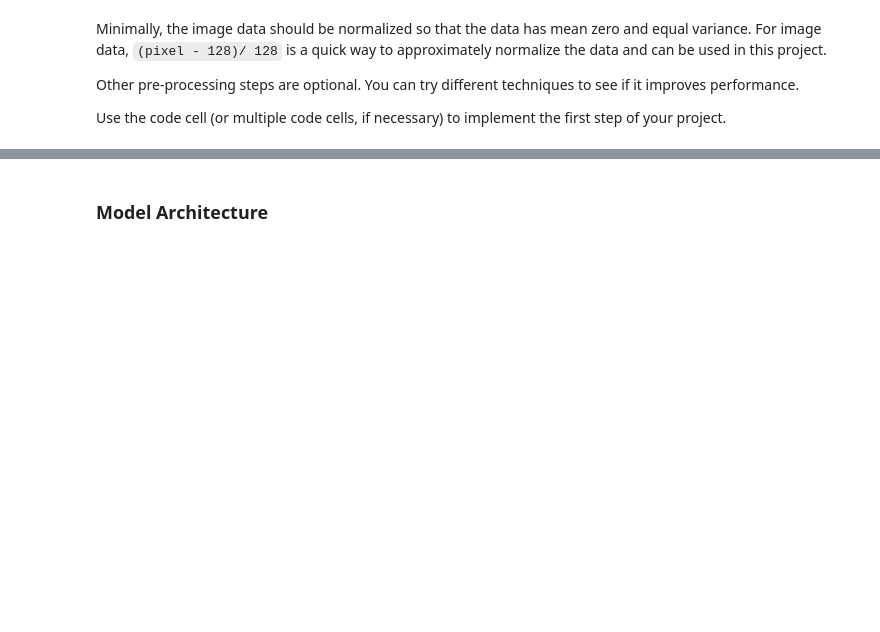
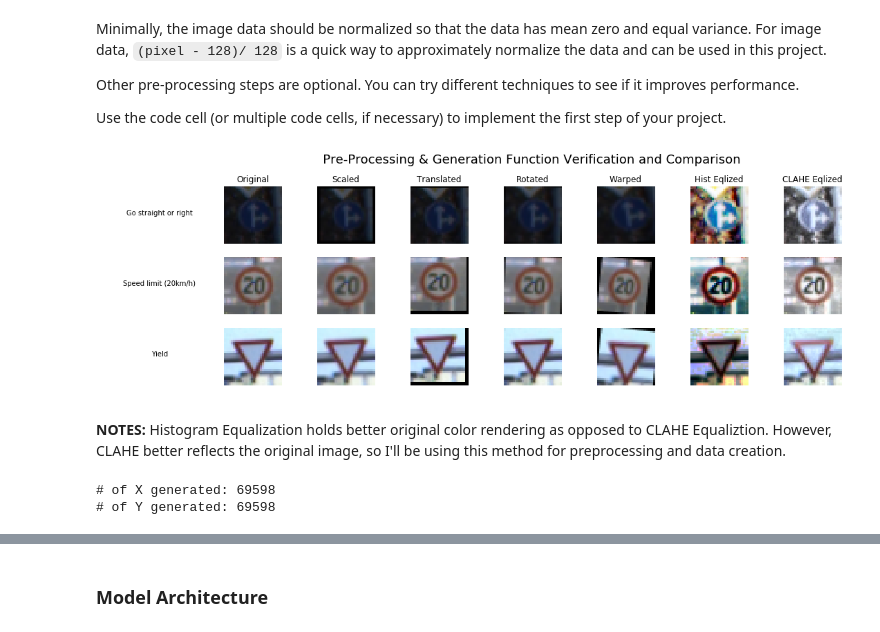
Before and after one commit to todddangerfarr/sdcnd_p2_traffic_sign_classifier, a Jupyter notebook: Traffic_Sign_Classifier.ipynb, the cells around one changed output, grey strips where cells are left out. Drawn from its saved outputs; the diff is of its cells as text; code cells hidden in the pictures; blank space fills up the shorter version.

```diff
--- a/Traffic_Sign_Classifier.ipynb
+++ b/Traffic_Sign_Classifier.ipynb
@@ -191,4 +203,0 @@ Use the code cell (or multiple code cells, if necessary) to implement the first
-# %%
-from sklearn.utils import shuffle
-
-X_train, y_train = shuffle(X_train, y_train)
@@ -225,0 +288,61 @@ axes[2].imshow(scale(test))
+# %%
+# check & verify helper functions
+f, axes = plt.subplots(3, 8)
+f.set_size_inches(15, 5)
+plt.suptitle(' ' * 27 + 'Pre-Processing & Generation Function Verification and Comparison', fontsize=18)
+x, y = [0, 0]
+titles = ['', 'Original', 'Scaled', 'Translated', 'Rotated', 'Warped', 'Hist Eqlized', 'CLAHE Eqlized']
+
+for i in [1000, 10000, 22000]:
+    img = X_train[i]
+    for index, j in enumerate(['', img, scale(img), translate(img), rotate(img),
+                               warp(img), hist_equalization(img), clahe_equalization(img)]):
+        if y == 0:
+            axes[y, x].set_title(titles[index])
+        if index == 0:
+            axes[y, x].text(0.5, 0.5, sign_names_df.iloc[y_train[i]]['SignName'],
+                            horizontalalignment='center', fontsize=10)
+        else:
+            axes[y, x].imshow(j)
+        axes[y, x].axis('off')
+
+        if x < 7:
+            x += 1
+        else:
+            x = 0
+            y += 1
+
+plt.tight_layout(pad=0.1)
+plt.subplots_adjust(top=0.85)
+plt.show()
+# %% [output]
+[figure, added]
+# %% [markdown]
+**NOTES:** Histogram Equalization holds better original color rendering as opposed to CLAHE Equaliztion.  However, CLAHE better reflects the original image, so I'll be using this method for preprocessing and data creation.
+# %%
+# create more training data from pre-processing helper functions
+def create_transformed_images(num_of_each, X_train, y_train):
+    '''Generate transformed images for the X_train dataset.'''
+    num_classes = len(np.unique(train['labels']))
+    X_data = []
+    y_data = []
+    for img_index in range(len(X_train)):
+        for i in range(num_of_each):
+            y_data.append(y_train[img_index])
+            X_data.append(warp(rotate(translate(scale(clahe_equalization(X_train[img_index]))))))
+
+    # ensure image arrays are saved as the same dtype as the original dataset
+    X_data = np.array(X_data, dtype = np.uint8())
+    y_data = np.array(y_data, dtype = np.uint8())
+
+    return X_data, y_data
+
+# Add 5 addtional jittered images created from each image
+# Source: http://yann.lecun.com/exdb/publis/pdf/sermanet-ijcnn-11.pdf
+gen_X, gen_y = create_transformed_images(2, X_train, y_train)
+
+print('# of X generated: {}'.format(len(gen_X)))
+print('# of Y generated: {}'.format(len(gen_y)))
+# %% [output]
+# of X generated: 69598
+# of Y generated: 69598
```
Also changed, not shown: parts of 18 cells of this notebook, 13 other files.
